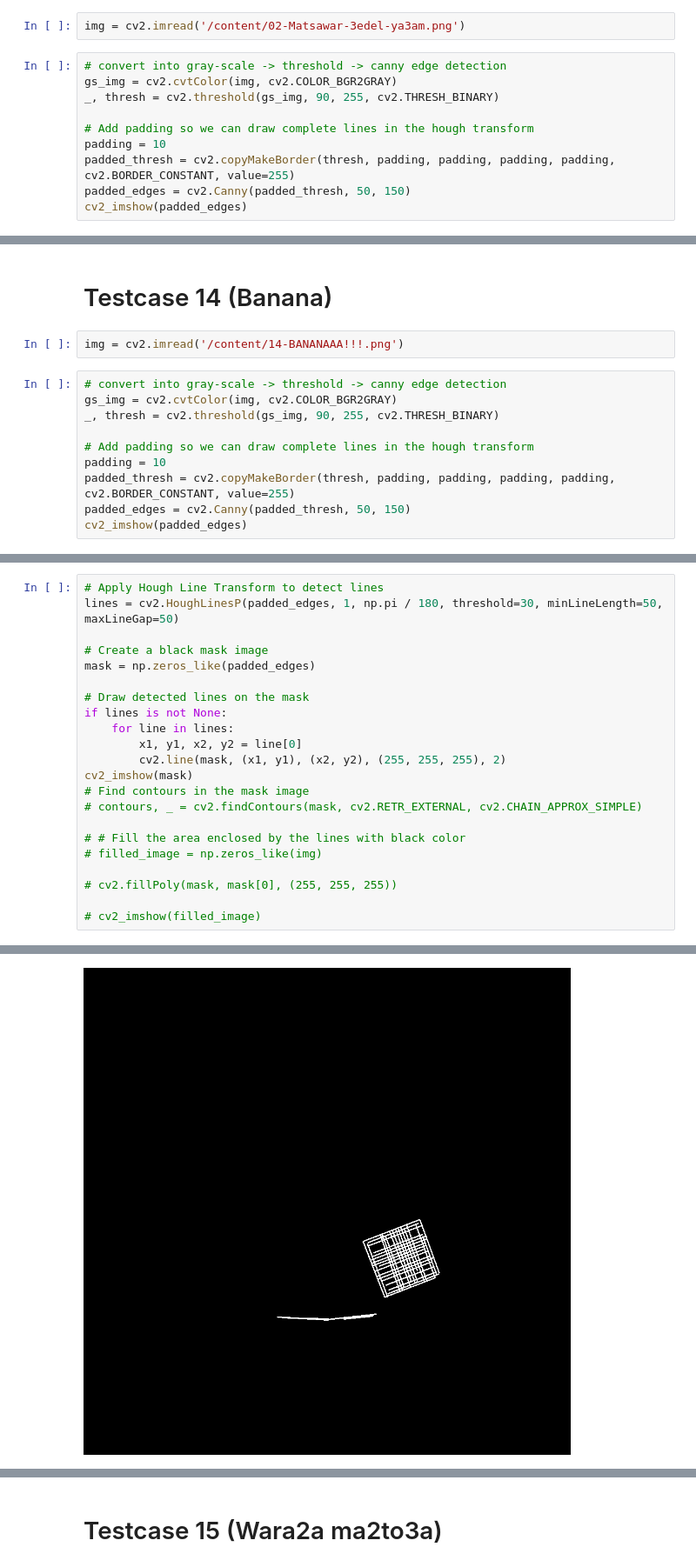
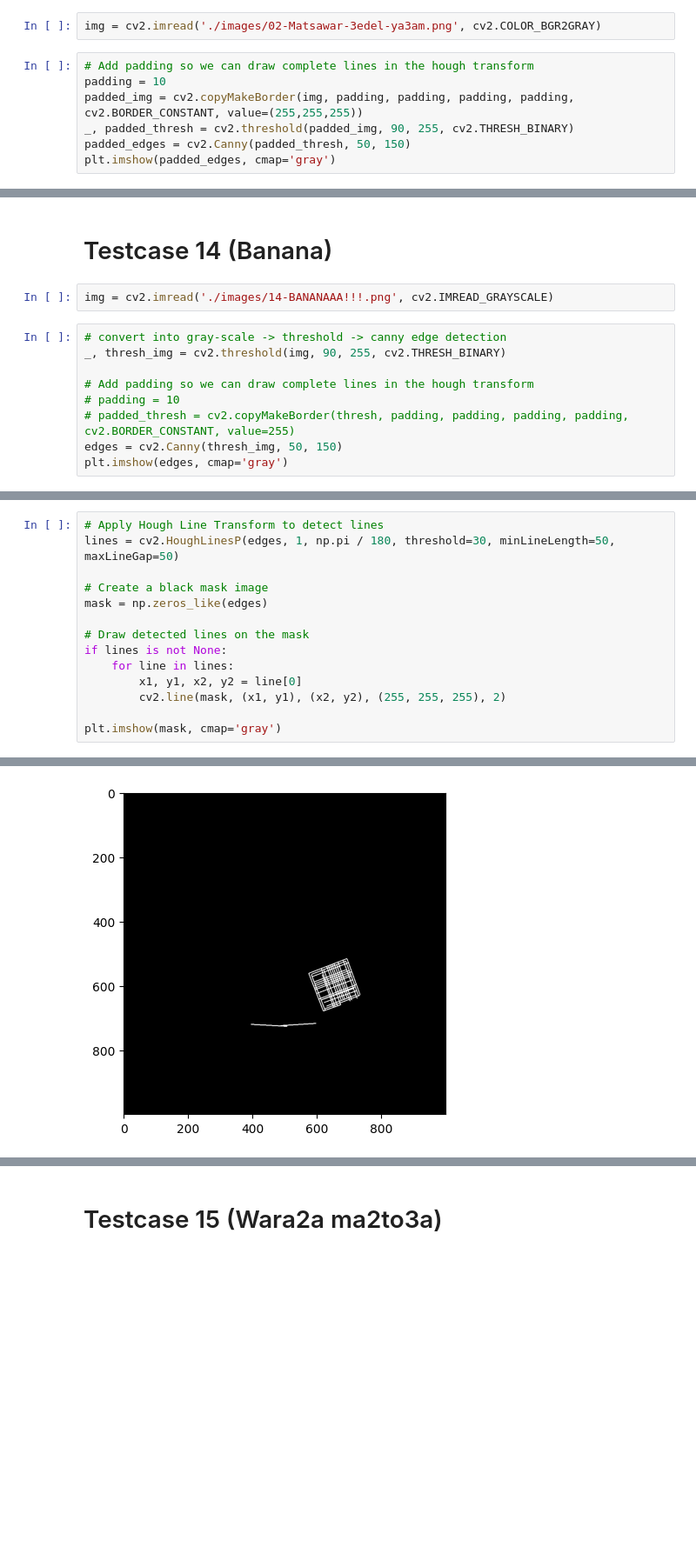
Before and after one commit to khaledhassann/QR-Code-Reader, a Jupyter notebook: computer_vision.ipynb, the cells around one changed output, grey strips where cells are left out. Shown at 87% size. Cells and saved outputs as stored; diff of their text form; blank space fills up the shorter version.

```diff
--- a/computer_vision.ipynb
+++ b/computer_vision.ipynb
@@ -265,15 +307,12 @@ cv2_imshow(img)
 # %% [markdown]
 # Testcase 2 (Shifted)
 # %%
-img = cv2.imread('/content/02-Matsawar-3edel-ya3am.png')
+img = cv2.imread('./images/02-Matsawar-3edel-ya3am.png', cv2.COLOR_BGR2GRAY)
 # %%
-# convert into gray-scale -> threshold -> canny edge detection
-gs_img = cv2.cvtColor(img, cv2.COLOR_BGR2GRAY)
-_, thresh = cv2.threshold(gs_img, 90, 255, cv2.THRESH_BINARY)
-
 # Add padding so we can draw complete lines in the hough transform
 padding = 10
-padded_thresh = cv2.copyMakeBorder(thresh, padding, padding, padding, padding, cv2.BORDER_CONSTANT, value=255)
+padded_img = cv2.copyMakeBorder(img, padding, padding, padding, padding, cv2.BORDER_CONSTANT, value=(255,255,255))
+_, padded_thresh = cv2.threshold(padded_img, 90, 255, cv2.THRESH_BINARY)
 padded_edges = cv2.Canny(padded_thresh, 50, 150)
-cv2_imshow(padded_edges)
+plt.imshow(padded_edges, cmap='gray')
 # %% [output]
@@ -840,15 +1060,14 @@ plt.imshow(closing, cmap='gray')
 # %% [markdown]
 # Testcase 14 (Banana)
 # %%
-img = cv2.imread('/content/14-BANANAAA!!!.png')
+img = cv2.imread('./images/14-BANANAAA!!!.png', cv2.IMREAD_GRAYSCALE)
 # %%
 # convert into gray-scale -> threshold -> canny edge detection
-gs_img = cv2.cvtColor(img, cv2.COLOR_BGR2GRAY)
-_, thresh = cv2.threshold(gs_img, 90, 255, cv2.THRESH_BINARY)
+_, thresh_img = cv2.threshold(img, 90, 255, cv2.THRESH_BINARY)
 
 # Add padding so we can draw complete lines in the hough transform
-padding = 10
-padded_thresh = cv2.copyMakeBorder(thresh, padding, padding, padding, padding, cv2.BORDER_CONSTANT, value=255)
-padded_edges = cv2.Canny(padded_thresh, 50, 150)
-cv2_imshow(padded_edges)
+# padding = 10
+# padded_thresh = cv2.copyMakeBorder(thresh, padding, padding, padding, padding, cv2.BORDER_CONSTANT, value=255)
+edges = cv2.Canny(thresh_img, 50, 150)
+plt.imshow(edges, cmap='gray')
 # %% [output]
@@ -856,23 +1076,15 @@ cv2_imshow(padded_edges)
 # %%
 # Apply Hough Line Transform to detect lines
-lines = cv2.HoughLinesP(padded_edges, 1, np.pi / 180, threshold=30, minLineLength=50, maxLineGap=50)
+lines = cv2.HoughLinesP(edges, 1, np.pi / 180, threshold=30, minLineLength=50, maxLineGap=50)
 
 # Create a black mask image
-mask = np.zeros_like(padded_edges)
+mask = np.zeros_like(edges)
 
 # Draw detected lines on the mask
 if lines is not None:
     for line in lines:
         x1, y1, x2, y2 = line[0]
         cv2.line(mask, (x1, y1), (x2, y2), (255, 255, 255), 2)
-cv2_imshow(mask)
-# Find contours in the mask image
-# contours, _ = cv2.findContours(mask, cv2.RETR_EXTERNAL, cv2.CHAIN_APPROX_SIMPLE)
 
-# # Fill the area enclosed by the lines with black color
-# filled_image = np.zeros_like(img)
-
-# cv2.fillPoly(mask, mask[0], (255, 255, 255))
-
-# cv2_imshow(filled_image)
+plt.imshow(mask, cmap='gray')
 # %% [output]
@@ -879,4 +1092,4 @@ cv2_imshow(mask)
-[figure, old version]
+[figure, new version]
 # %%
 # find contours in the mask
 contours, _ = cv2.findContours(mask.copy(), cv2.RETR_EXTERNAL, cv2.CHAIN_APPROX_NONE)
```
Also changed, not shown: parts of 15 cells of this notebook.
